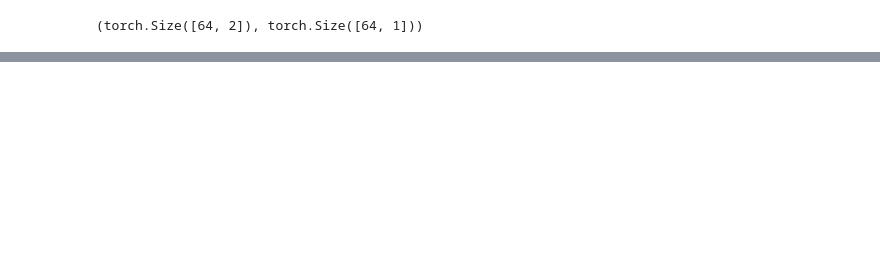
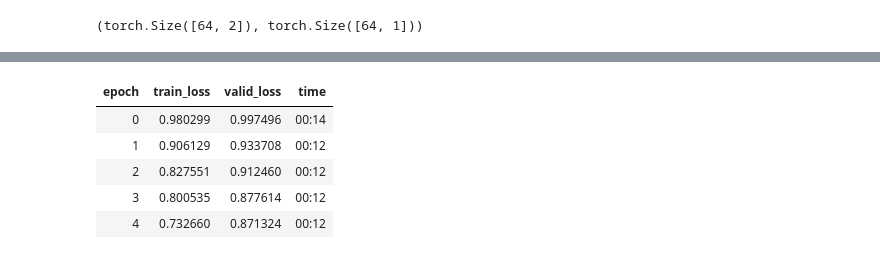
Before and after one commit to phroo02/Machine-Learning-Deep-Learning-Projects, a Jupyter notebook: 4.Collaborative Filtering Deep Dive/main4.ipynb, the cells around one changed output, grey strips where cells are left out. Cells and saved outputs as stored; diff of their text form; code cells hidden in the pictures; blank space fills up the shorter version.

```diff
--- a/4.Collaborative Filtering Deep Dive/main4.ipynb
+++ b/4.Collaborative Filtering Deep Dive/main4.ipynb
@@ -143,0 +329,10 @@ learn.fit_one_cycle(5, 5e-3)
+# %%
+learn = collab_learner(dls, use_nn =True, y_range=(0, 5.5), layers=[100,50])
+learn.fit_one_cycle(5, 5e-3, wd=0.1)
+# %% [output]
+| epoch | train_loss | valid_loss | time |
+| 0 | 0.980299 | 0.997496 | 00:14 |
+| 1 | 0.906129 | 0.933708 | 00:12 |
+| 2 | 0.827551 | 0.912460 | 00:12 |
+| 3 | 0.800535 | 0.877614 | 00:12 |
+| 4 | 0.732660 | 0.871324 | 00:12 |
```
Also changed, not shown: parts of 32 cells of this notebook, 1 other file.
